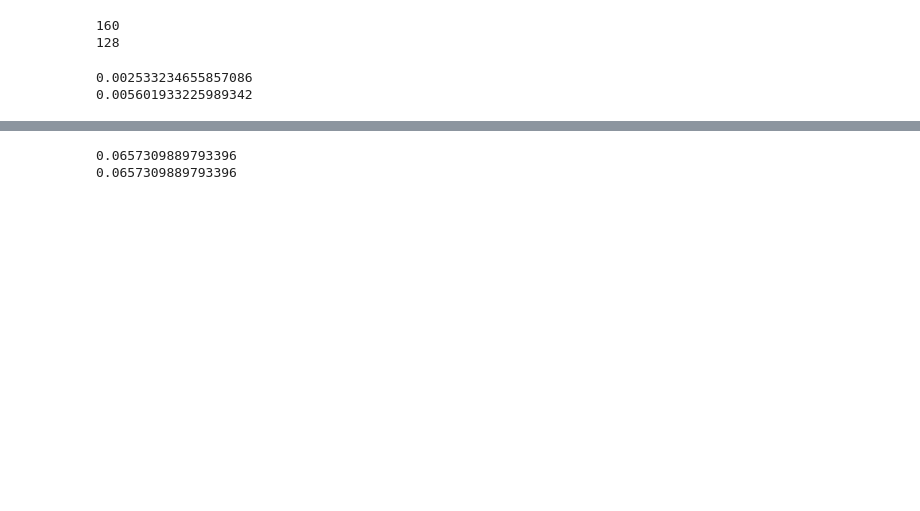
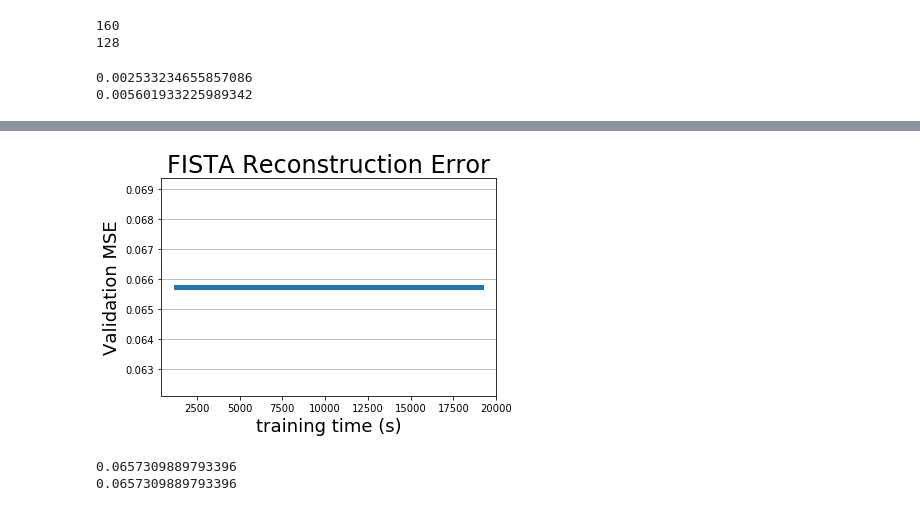
Before and after one commit to lrr0001/ML-onlineCDL-LRU, a Jupyter notebook: compare_FISTA_and_ADMM-MSE-Approx-Backprop.ipynb, the cells around one changed output, grey strips where cells are left out. Drawn from its saved outputs; the diff is of its cells as text; code cells hidden in the pictures; blank space fills up the shorter version.

```diff
--- a/compare_FISTA_and_ADMM-MSE-Approx-Backprop.ipynb
+++ b/compare_FISTA_and_ADMM-MSE-Approx-Backprop.ipynb
@@ -56,3 +61,15 @@ plt.show()
+# %%
+#plt.plot(np.cumsum(np.array([0,] + ADMM_train_times[0:16])),np.array(output_jpeg_art_removal_admm[0:17]))
+plt.plot(np.cumsum(np.array(FISTA_train_times[0:16])),np.array(output_jpeg_art_removal_fista[1:17]),linewidth=5)
+plt.xlabel('training time (s)',fontsize=18)
+plt.ylabel('Validation MSE',fontsize=18)
+plt.grid(b=True,axis='y')
+plt.title('FISTA Reconstruction Error',fontsize=24)
+plt.savefig('FISTA_Recon_Err.png',bbox_inches='tight')
+
+plt.show()
+# %% [output]
+[figure, added]
 # %%
 import tensorflow as tf
 import pickle as pkl
```
Also changed, not shown: parts of 3 cells of this notebook, 3 other files.
